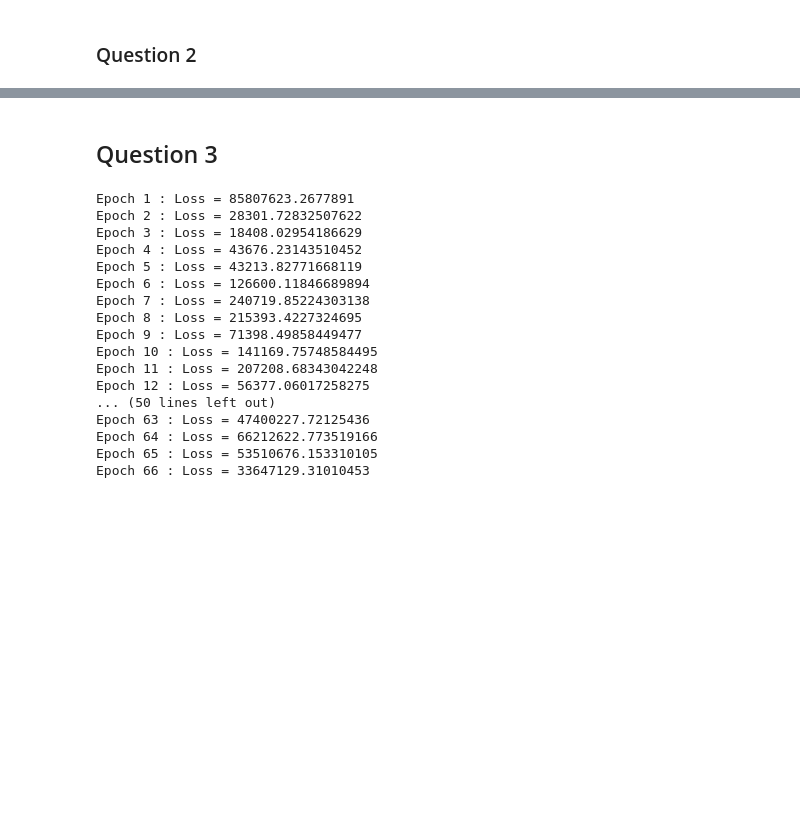
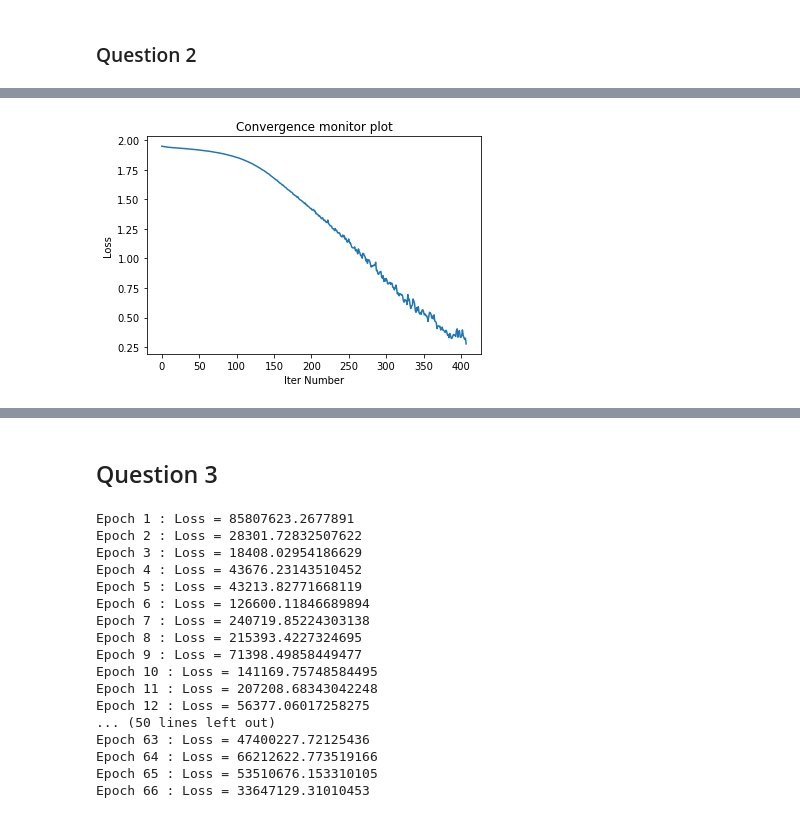
Before and after one commit to TheOneCodeGuy/Convolution-Neural-Networks, a Jupyter notebook: Q1_Q2_Q3.ipynb, the cells around one changed output, grey strips where cells are left out. Drawn from its saved outputs; the diff is of its cells as text; code cells hidden in the pictures; blank space fills up the shorter version.

```diff
--- a/Q1_Q2_Q3.ipynb
+++ b/Q1_Q2_Q3.ipynb
@@ -945,13 +965,12 @@ class CNN2(nn.Module):
 # %%
 classifier = CNN2(7)
 criterion = nn.CrossEntropyLoss()
-optimizer = optim.SGD(classifier.parameters(), lr=0.0001, momentum=0.9)
+optimizer = optim.SGD(classifier.parameters(), lr=0.00005, momentum=0.9)
 classifier = classifier.to(device)
 # %%
 old_loss = np.inf
-from IPython.display import clear_output
 losses = []
-max_epoch = 200
+max_epoch = 500
 for epoch in range(max_epoch):
 
     running_loss = 0.0
@@ -979,12 +998,16 @@ for epoch in range(max_epoch):
     print('Epoch', epoch+1, ': Loss =', running_loss)
     losses.append(running_loss)
 
-
-    if (abs(running_loss-old_loss)/running_loss < 0.2) and epoch>=10 and running_loss<0.01:
+    if (abs(running_loss-old_loss)/running_loss < 0.2) and running_loss<0.3:
         print('Converged')
         break
 
     old_loss = running_loss
 
 print('Finished Training')
+plt.plot(losses)
+plt.ylabel('Loss')
+plt.xlabel('Iter Number')
+plt.title('Convergence monitor plot')
+plt.show()
 # %% [output]
@@ -1006,5 +1029,6 @@ Epoch 33 : Loss = 0.008167996201080104
 Converged
 Finished Training
+[figure, added]
 # %%
 with torch.no_grad():
 
```
Also changed, not shown: parts of 17 cells of this notebook, 1 other file.
